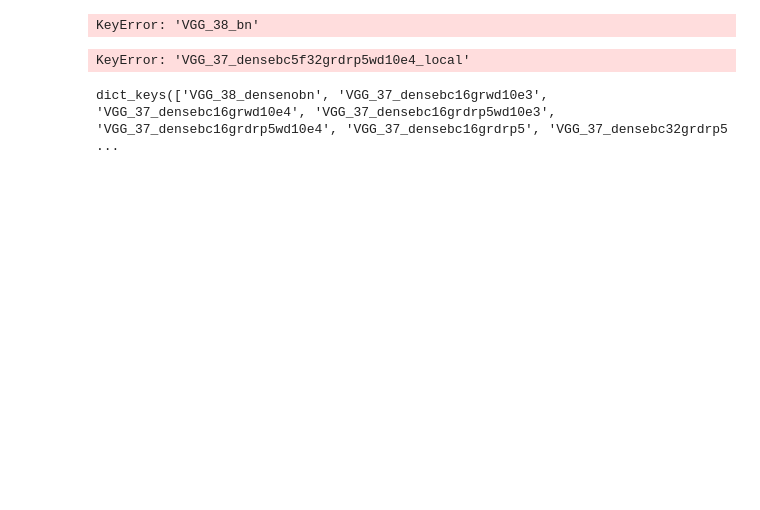
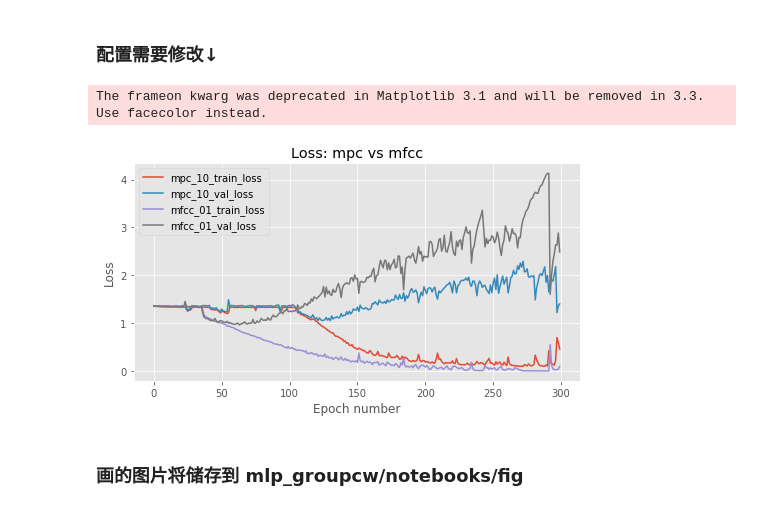
Before and after one commit to Di-Weng/mlp_groupcw, a Jupyter notebook: notebooks/Plot_Results.ipynb, the cells around one changed output. Cells and saved outputs as stored; diff of their text form; code cells hidden in the pictures; blank space fills up the shorter version.

```diff
--- a/notebooks/Plot_Results.ipynb
+++ b/notebooks/Plot_Results.ipynb
@@ -42,6 +51,2 @@ def collect_experiment_dicts(target_dirs, test_flag=False):
 
     return experiment_dicts
-# %%
-result_dict = collect_experiment_dicts(target_dirs=experiment_dir)
-for key, value in result_dict.items():
-    print(key, list(value.keys()))
@@ -347,16 +107,0 @@ The frameon kwarg was deprecated in Matplotlib 3.1 and will be removed in 3.3. U
-# %%
-weights_care = ['model.layer_dict.block_0_0.layer_dict.conv_1.weight','model.layer_dict.block_2_3.layer_dict.conv_1.weight']
-
-# layer_weights_dic = dict([(layer_name,layer_weights.cpu().numpy().reshape((-1))) for layer_name,layer_weights in state_result_dict['VGG_38_experiment']['train_model_latest']['network'].items() if ('conv_1' in layer_name and 'bias' not in layer_name)])
-
-later_layer_weights_dic = dict([(layer_name,layer_weights.cpu().numpy().reshape((-1))) for layer_name,layer_weights in state_result_dict['VGG_38_bn']['train_model_latest']['network'].items() if layer_name in weights_care])
-former_layer_weights_dic = dict([(layer_name,layer_weights.cpu().numpy().reshape((-1))) for layer_name,layer_weights in state_result_dict['VGG_38_bn']['train_model_10']['network'].items() if layer_name in weights_care])
-
-# layer_dic_name = 'model.layer_dict.block_2_2.layer_dict.conv_1.weight'
-# some_weights = state_result_dict['train_model_latest']['network'][layer_dic_name].cpu().numpy().reshape((-1))
-len(later_layer_weights_dic.keys())
-len(former_layer_weights_dic.keys())
-# layer_weights_dic.keys()
-plot_dist('batch_norm_model_weights',later_weights_dic=later_layer_weights_dic, former_weights_dic= former_layer_weights_dic)
-# %% [output]
-KeyError: 'VGG_38_bn'
@@ -368,10 +108,15 @@ state_result_dict = collect_state_dicts(target_dirs=experiment_dir)
-# %%
-for experiment in experiment_list:
-
-    print('Experiment:{0}\nval_idx:{1}\tval_acc:{2}'.format(experiment,state_result_dict[experiment]['train_model_latest']['best_val_model_idx'],state_result_dict[experiment]['train_model_latest']['best_val_model_acc']))
-# %% [output]
-KeyError: 'VGG_37_densebc5f32grdrp5wd10e4_local'
-# %%
-state_result_dict.keys()
-# %% [output]
-dict_keys(['VGG_38_densenobn', 'VGG_37_densebc16grwd10e3', 'VGG_37_densebc16grwd10e4', 'VGG_37_densebc16grdrp5wd10e3', 'VGG_37_densebc16grdrp5wd10e4', 'VGG_37_densebc16grdrp5', 'VGG_37_densebc32grdrp5 ...
+# %% [markdown]
+### 配置需要修改↓
+# %%
+experiment_list = ['mpc_10','mfcc_01']#实验的文件夹名
+metrics = ['train_loss', 'val_loss']#需要画的数据,不要把acc和loss放到一起
+fig_title = 'Loss: mpc vs mfcc'
+experiment_dir = ['../framework/' + exper_name for exper_name in experiment_list]#不用管
+
+# plot_name作为图片储存的文件名  {plot_name}_accuracy_performance.pdf 或者 plot_name}_loss_performance.pdf
+plot_result_graphs(plot_name = 'problem_model', result_dict, experiment_list, metrics, title = fig_title, display_epoch=300, is_loss=True) #如果是loss就会
+# %% [output]
+The frameon kwarg was deprecated in Matplotlib 3.1 and will be removed in 3.3. Use facecolor instead.
+[figure, added]
+# %% [markdown]
+### 画的图片将储存到 mlp_groupcw/notebooks/fig
```
Also changed, not shown: parts of 18 cells of this notebook.
